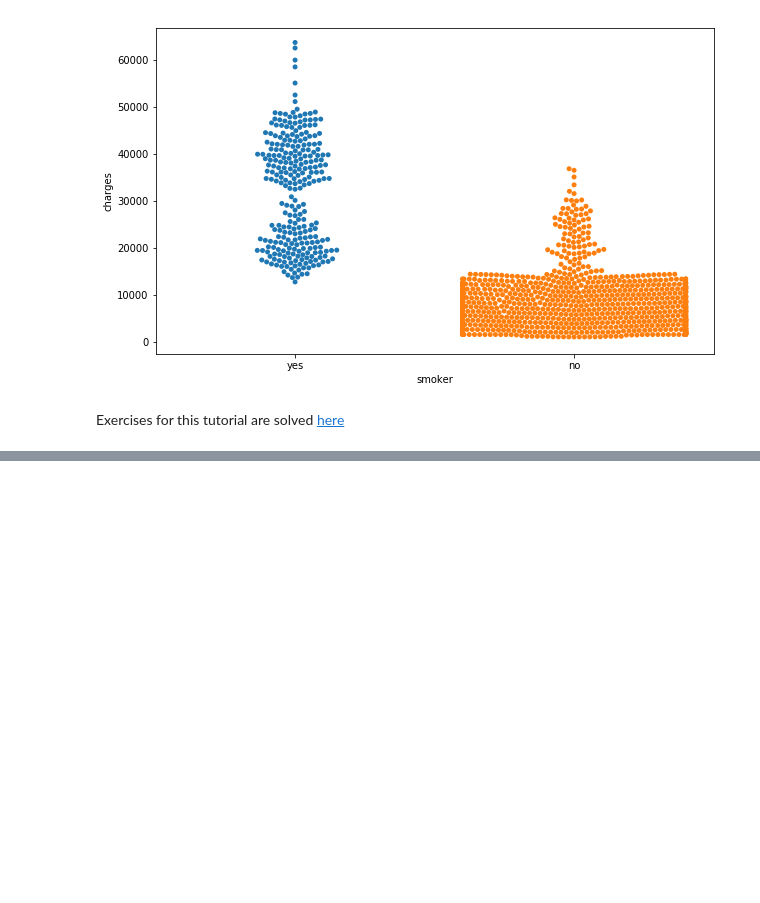
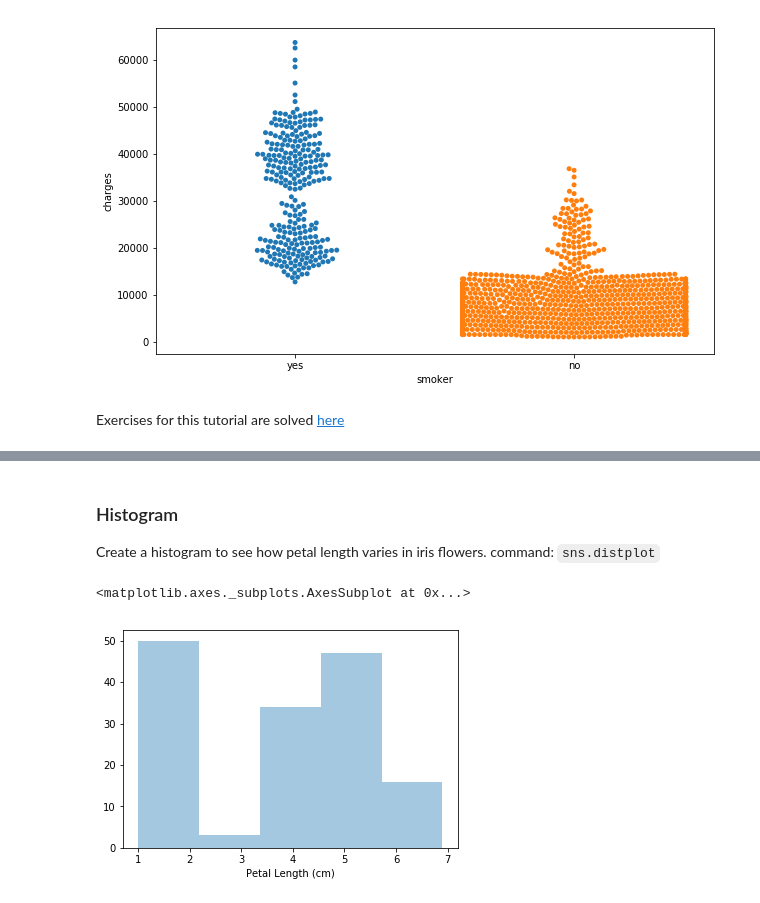
Before and after one commit to ShreyasJothish/datasciencestudygroup, a Jupyter notebook: MahendraBishnoi/02_Data_Visualization_From_Non_Coder_to_Coder.ipynb, the cells around one changed output, grey strips where cells are left out. Saved outputs shown, nothing was run; the diff lists cells and outputs as text; code cells hidden in the pictures; blank space fills up the shorter version.

Commit message:
Completed Distributions (Histograms and KDE plot) and its exercises

```diff
--- a/MahendraBishnoi/02_Data_Visualization_From_Non_Coder_to_Coder.ipynb
+++ b/MahendraBishnoi/02_Data_Visualization_From_Non_Coder_to_Coder.ipynb
@@ -325,0 +337,9 @@ Exercises for this tutorial are solved [here](https://www.kaggle.com/mahendrabis
+# %%
+# path of file to be read
+path = "data_for_02_Data_Visualization/iris.csv"
+
+# Read the file into a variable
+iris_data = pd.read_csv(path, index_col="Id")
+
+# print first five rows of the data
+iris_data.head()
@@ -325,0 +354,10 @@ Exercises for this tutorial are solved [here](https://www.kaggle.com/mahendrabis
+# %% [markdown]
+### Histogram
+Create a histogram to see how petal length varies in iris flowers. command: `sns.distplot`
+# %%
+sns.distplot(a=iris_data["Petal Length (cm)"], kde=False)
+
+# a = choose the column we'd like to plot
+# %% [output]
+<matplotlib.axes._subplots.AxesSubplot at 0x...>
+[figure, added]
```
Also changed, not shown: parts of 14 cells of this notebook.
